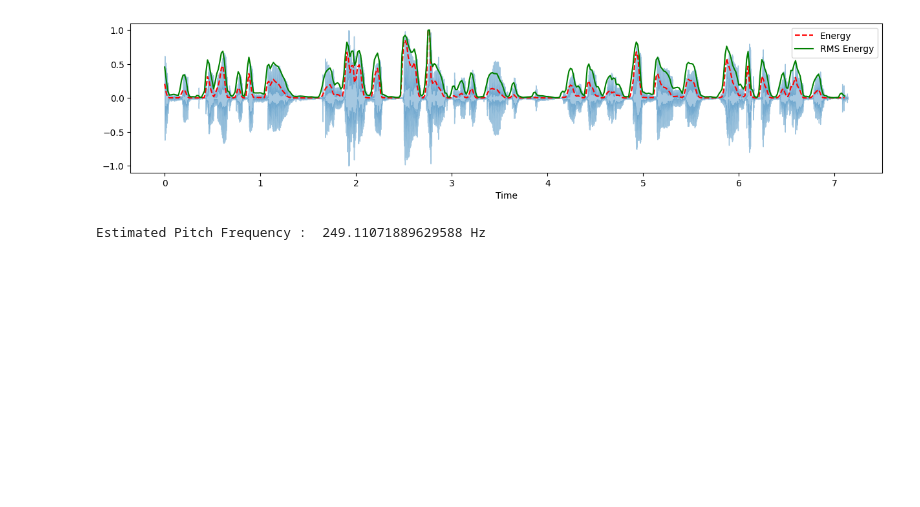
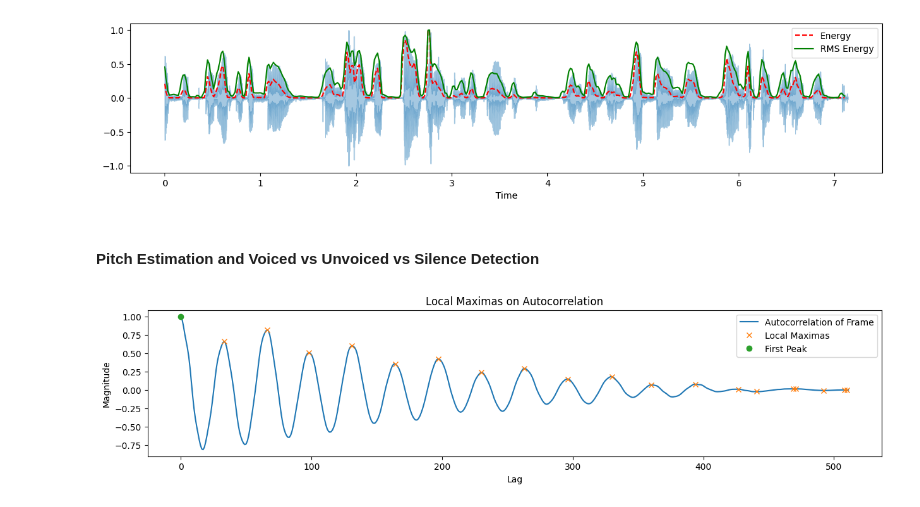
Before and after one commit to akhilkumardonka/audiopatternrecognition, a Jupyter notebook: doc/digitalSignalProcessing/notebooks/AudioToolkit_2_DSP.ipynb, the cells around one changed output. Drawn from its saved outputs; the diff is of its cells as text; code cells hidden in the pictures; blank space fills up the shorter version.

```diff
--- a/doc/digitalSignalProcessing/notebooks/AudioToolkit_2_DSP.ipynb
+++ b/doc/digitalSignalProcessing/notebooks/AudioToolkit_2_DSP.ipynb
@@ -170,42 +174,37 @@ plt.show()
 # %% [output]
 [interactive output not drawn]
 [figure]
-# %%
-decisions = np.zeros(len(energies))
-energy_normed = energies/energies.max()
-
-silence_energy_threshold = 0.05
-
-# reasonable pitch estimates
-f_min = 50
-f_max = 1000
-f0_s = []
-
-for i in range(len(audio_frames)):
-  if energy_normed[i] < silence_energy_threshold:
-    decisions[i] = 0 # silence index
-  else:
-    frame = audio_frames[i]
-    frame_autoCorrelated = librosa.autocorrelate(frame)
-    autoCorrData = frame_autoCorrelated/frame_autoCorrelated[0]
-
-    # Define lower and upper limits for the autocorrelation argmax.
-    i_min = sr/f_max
-    i_max = sr/f_min
-    autoCorrData[:int(i_min)] = 0
-    autoCorrData[int(i_max):] = 0
-
-    # Find the location of the maximum autocorrelation.
-    max_peak_index = autoCorrData.argmax()
-
-    if autoCorrData[max_peak_index] < 0.5:
-      decisions[i] = 1 # unvoiced index
-    else:
-      decisions[i] = 2 # voiced index
-      f0_s.append(float(sr)/max_peak_index)
-
-# pitch frequency
-f0 = sum(f0_s)/len(f0_s)
-print("Estimated Pitch Frequency : ", f0, "Hz")
-# %% [output]
-Estimated Pitch Frequency :  249.11071889629588 Hz
+# %% [markdown]
+#### Pitch Estimation and Voiced vs Unvoiced vs Silence Detection
+# %%
+from scipy.signal import find_peaks
+
+# Helper functions
+
+def AutoCorrelation(frame):
+  output = librosa.autocorrelate(frame)
+  return output/output[0]
+
+def getLocalMaximas(autoCorr_array):
+  first_peak = autoCorr_array[0]
+  indices, _ = find_peaks(autoCorr_array)
+  maximas = autoCorr_array[indices]
+  return first_peak, maximas, indices
+
+# Testing Functions
+
+frame = random.choice(audio_frames)
+autoCorrData = AutoCorrelation(frame)
+first_peak, maximas, indices = getLocalMaximas(autoCorrData)
+
+plt.figure(figsize=(15,3))
+plt.plot(autoCorrData, label="Autocorrelation of Frame")
+plt.plot(indices, maximas, "x", label="Local Maximas")
+plt.plot(0, first_peak, "o", label="First Peak")
+plt.title("Local Maximas on Autocorrelation")
+plt.ylabel("Magnitude")
+plt.xlabel("Lag")
+plt.legend()
+plt.show()
+# %% [output]
+[figure, added]
```
Also changed, not shown: parts of 11 cells of this notebook, 2 other files.
